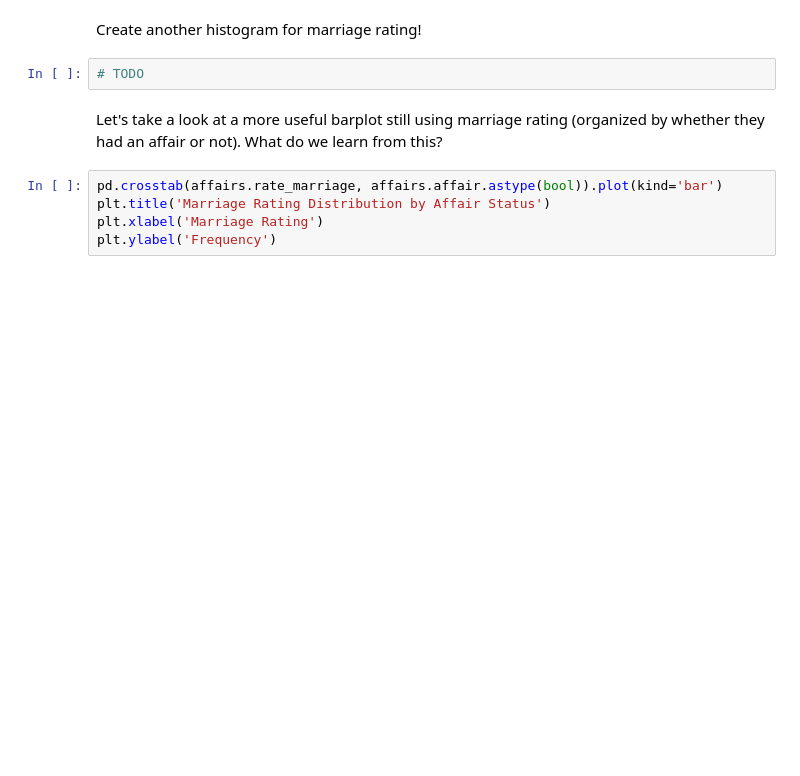
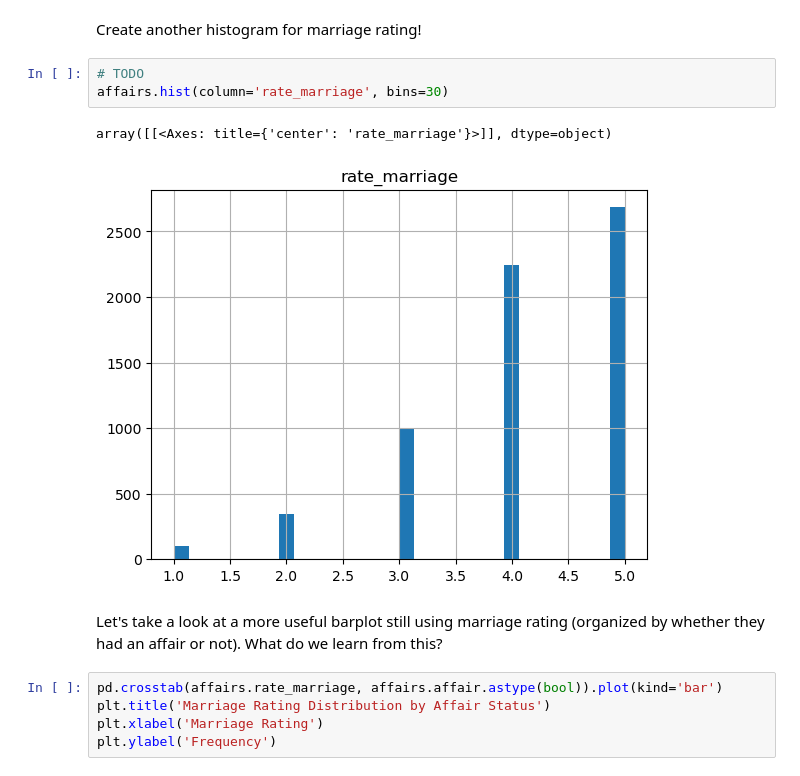
Before and after one commit to kyun33/JCP26Notebooks, a Jupyter notebook: Week_5_Logistic_Regression_Decision_Trees.ipynb, the cells around one changed output. Cells and saved outputs as stored; diff of their text form; blank space fills up the shorter version.

```diff
--- a/Week_5_Logistic_Regression_Decision_Trees.ipynb
+++ b/Week_5_Logistic_Regression_Decision_Trees.ipynb
@@ -44,7 +83,11 @@ Out of curiosity, let's check the education level and frequency of each educatio
 # %% [markdown]
 Create another histogram for marriage rating!
-# %%
-# TODO
+# %%
+# TODO
+affairs.hist(column='rate_marriage', bins=30)
+# %% [output]
+array([[<Axes: title={'center': 'rate_marriage'}>]], dtype=object)
+[figure, added]
 # %% [markdown]
 Let's take a look at a more useful barplot still using marriage rating (organized by whether they had an affair or not). What do we learn from this?
 # %%
```
Also changed, not shown: parts of 30 cells of this notebook.
